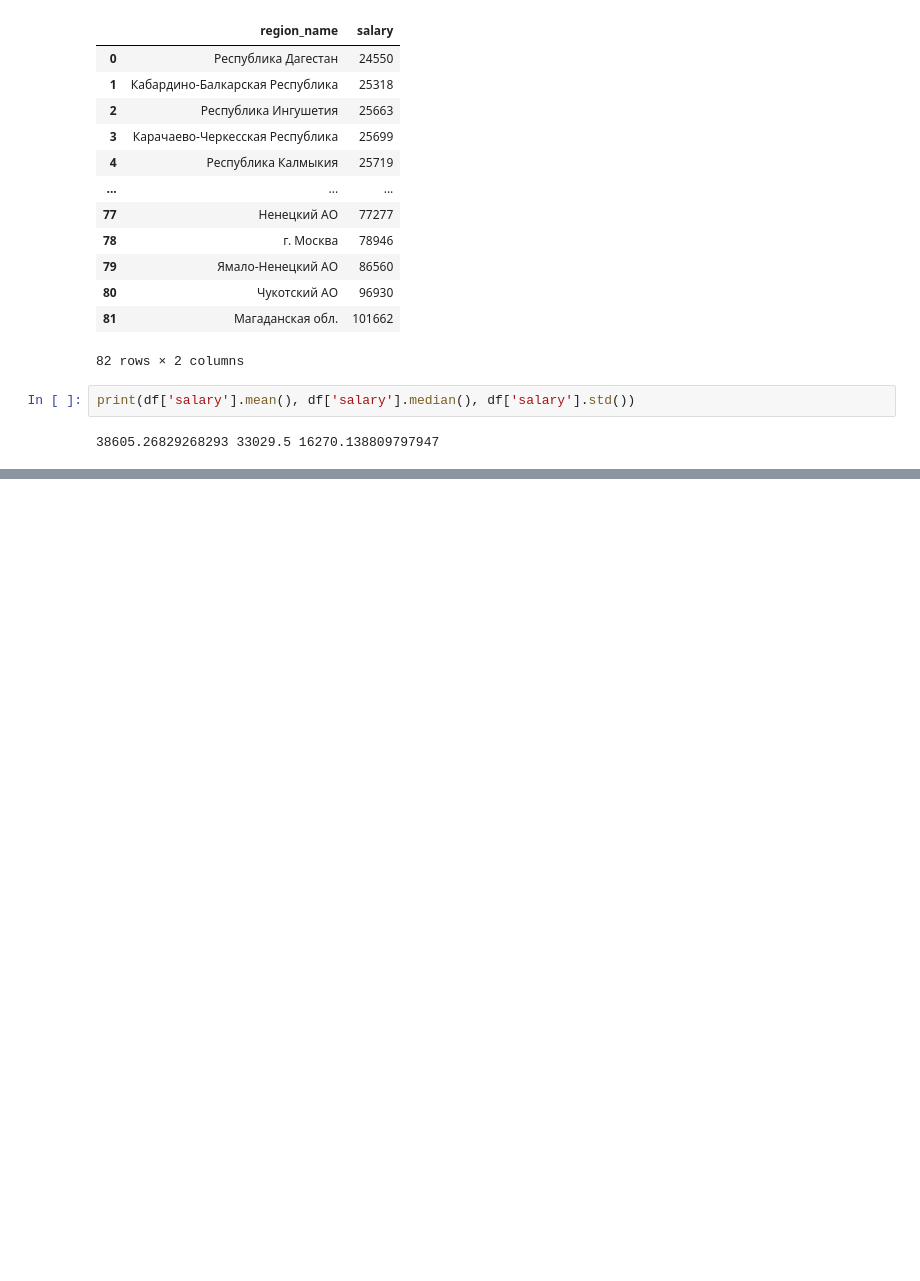
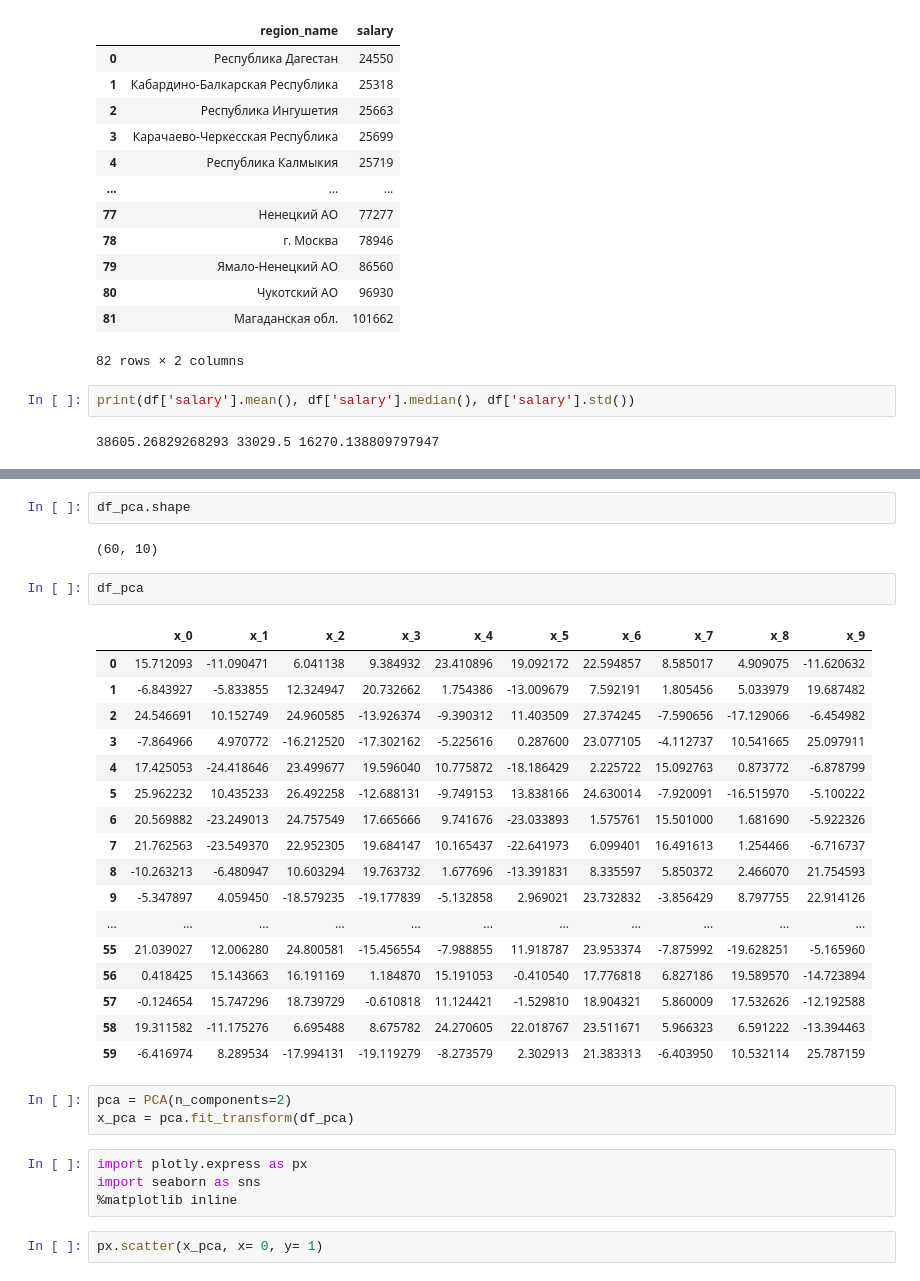
Before and after one commit to FEDOROV-ALEXANDER/ML_Statistics_ITMO, a Jupyter notebook: course/Для курса код.ipynb, the cells around one changed output, grey strips where cells are left out. Drawn from its saved outputs; the diff is of its cells as text; blank space fills up the shorter version.

```diff
--- a/course/Для курса код.ipynb
+++ b/course/Для курса код.ipynb
@@ -45,0 +63,33 @@ print(df['salary'].mean(), df['salary'].median(), df['salary'].std())
+# %%
+df_pca.shape
+# %% [output]
+(60, 10)
+# %%
+df_pca
+# %% [output]
+|  | x_0 | x_1 | x_2 | x_3 | x_4 | x_5 | x_6 | x_7 | x_8 | x_9 |
+| 0 | 15.712093 | -11.090471 | 6.041138 | 9.384932 | 23.410896 | 19.092172 | 22.594857 | 8.585017 | 4.909075 | -11.620632 |
+| 1 | -6.843927 | -5.833855 | 12.324947 | 20.732662 | 1.754386 | -13.009679 | 7.592191 | 1.805456 | 5.033979 | 19.687482 |
+| 2 | 24.546691 | 10.152749 | 24.960585 | -13.926374 | -9.390312 | 11.403509 | 27.374245 | -7.590656 | -17.129066 | -6.454982 |
+| 3 | -7.864966 | 4.970772 | -16.212520 | -17.302162 | -5.225616 | 0.287600 | 23.077105 | -4.112737 | 10.541665 | 25.097911 |
+| 4 | 17.425053 | -24.418646 | 23.499677 | 19.596040 | 10.775872 | -18.186429 | 2.225722 | 15.092763 | 0.873772 | -6.878799 |
+| 5 | 25.962232 | 10.435233 | 26.492258 | -12.688131 | -9.749153 | 13.838166 | 24.630014 | -7.920091 | -16.515970 | -5.100222 |
+| 6 | 20.569882 | -23.249013 | 24.757549 | 17.665666 | 9.741676 | -23.033893 | 1.575761 | 15.501000 | 1.681690 | -5.922326 |
+| 7 | 21.762563 | -23.549370 | 22.952305 | 19.684147 | 10.165437 | -22.641973 | 6.099401 | 16.491613 | 1.254466 | -6.716737 |
+| 8 | -10.263213 | -6.480947 | 10.603294 | 19.763732 | 1.677696 | -13.391831 | 8.335597 | 5.850372 | 2.466070 | 21.754593 |
+| 9 | -5.347897 | 4.059450 | -18.579235 | -19.177839 | -5.132858 | 2.969021 | 23.732832 | -3.856429 | 8.797755 | 22.914126 |
+| ... | ... | ... | ... | ... | ... | ... | ... | ... | ... | ... |
+| 55 | 21.039027 | 12.006280 | 24.800581 | -15.456554 | -7.988855 | 11.918787 | 23.953374 | -7.875992 | -19.628251 | -5.165960 |
+| 56 | 0.418425 | 15.143663 | 16.191169 | 1.184870 | 15.191053 | -0.410540 | 17.776818 | 6.827186 | 19.589570 | -14.723894 |
+| 57 | -0.124654 | 15.747296 | 18.739729 | -0.610818 | 11.124421 | -1.529810 | 18.904321 | 5.860009 | 17.532626 | -12.192588 |
+| 58 | 19.311582 | -11.175276 | 6.695488 | 8.675782 | 24.270605 | 22.018767 | 23.511671 | 5.966323 | 6.591222 | -13.394463 |
+| 59 | -6.416974 | 8.289534 | -17.994131 | -19.119279 | -8.273579 | 2.302913 | 21.383313 | -6.403950 | 10.532114 | 25.787159 |
+# %%
+pca = PCA(n_components=2)
+x_pca = pca.fit_transform(df_pca)
+# %%
+import plotly.express as px
+import seaborn as sns
+%matplotlib inline
+# %%
+px.scatter(x_pca, x= 0, y= 1)
```
Also changed, not shown: parts of 19 cells of this notebook.
